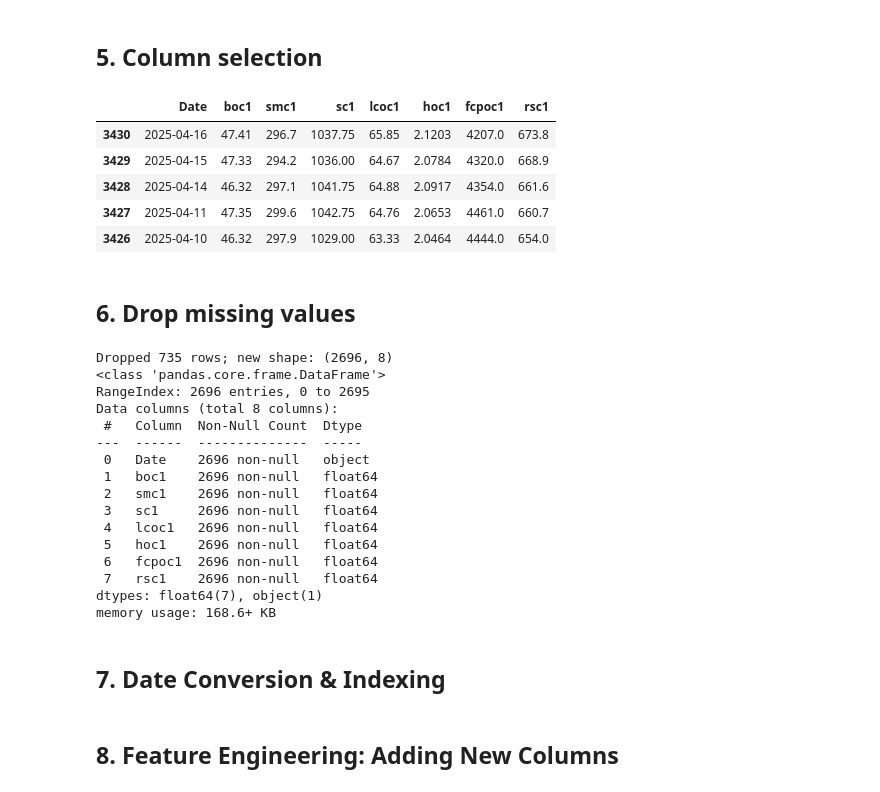
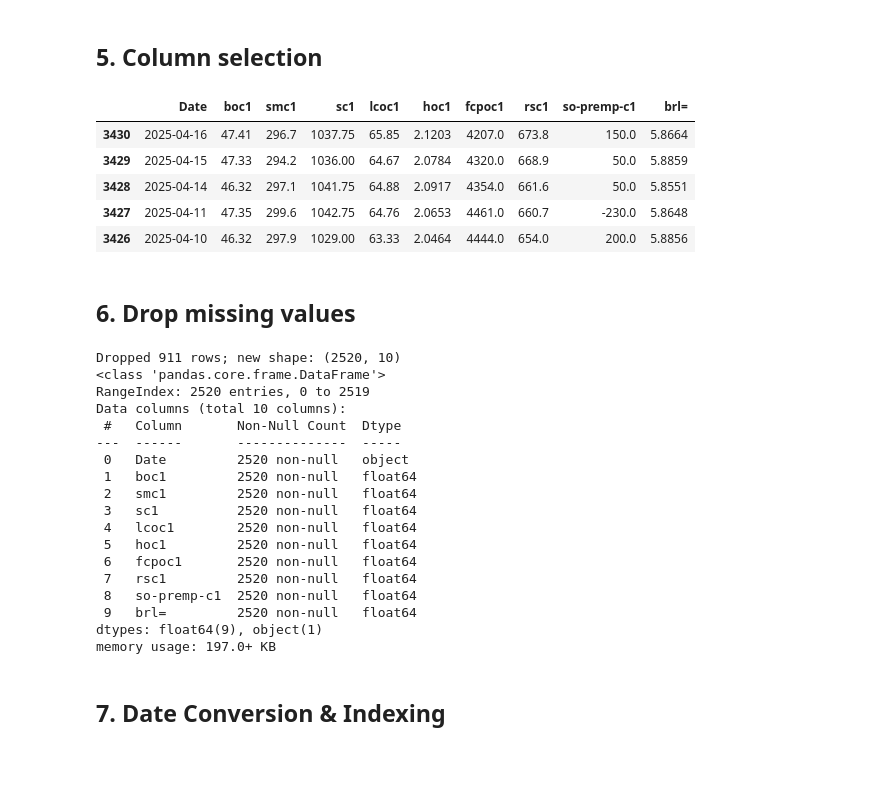
Before and after one commit to rossi-diego/soybean-oil-predictor, a Jupyter notebook: notebooks/01-eda.ipynb, the cells around one changed output. Drawn from its saved outputs; the diff is of its cells as text; code cells hidden in the pictures; blank space fills up the shorter version.

```diff
--- a/notebooks/01-eda.ipynb
+++ b/notebooks/01-eda.ipynb
@@ -111,17 +111,17 @@ display(df_raw.describe().round(2))
 # %% [markdown]
 ## 5. Column selection
 # %%
-cols = ['Date', 'boc1', 'smc1', 'sc1', 'lcoc1', 'hoc1', 'fcpoc1', 'rsc1']
+cols = ['Date', 'boc1', 'smc1', 'sc1', 'lcoc1', 'hoc1', 'fcpoc1', 'rsc1', 'so-premp-c1', 'brl=']
 df = df_raw[cols].copy()
 df = df.sort_values(by='Date', ascending=False)
 display(df.head())
 # %% [output]
-|  | Date | boc1 | smc1 | sc1 | lcoc1 | hoc1 | fcpoc1 | rsc1 |
-| 3430 | 2025-04-16 | 47.41 | 296.7 | 1037.75 | 65.85 | 2.1203 | 4207.0 | 673.8 |
-| 3429 | 2025-04-15 | 47.33 | 294.2 | 1036.00 | 64.67 | 2.0784 | 4320.0 | 668.9 |
-| 3428 | 2025-04-14 | 46.32 | 297.1 | 1041.75 | 64.88 | 2.0917 | 4354.0 | 661.6 |
-| 3427 | 2025-04-11 | 47.35 | 299.6 | 1042.75 | 64.76 | 2.0653 | 4461.0 | 660.7 |
-| 3426 | 2025-04-10 | 46.32 | 297.9 | 1029.00 | 63.33 | 2.0464 | 4444.0 | 654.0 |
+|  | Date | boc1 | smc1 | sc1 | lcoc1 | hoc1 | fcpoc1 | rsc1 | so-premp-c1 | brl= |
+| 3430 | 2025-04-16 | 47.41 | 296.7 | 1037.75 | 65.85 | 2.1203 | 4207.0 | 673.8 | 150.0 | 5.8664 |
+| 3429 | 2025-04-15 | 47.33 | 294.2 | 1036.00 | 64.67 | 2.0784 | 4320.0 | 668.9 | 50.0 | 5.8859 |
+| 3428 | 2025-04-14 | 46.32 | 297.1 | 1041.75 | 64.88 | 2.0917 | 4354.0 | 661.6 | 50.0 | 5.8551 |
+| 3427 | 2025-04-11 | 47.35 | 299.6 | 1042.75 | 64.76 | 2.0653 | 4461.0 | 660.7 | -230.0 | 5.8648 |
+| 3426 | 2025-04-10 | 46.32 | 297.9 | 1029.00 | 63.33 | 2.0464 | 4444.0 | 654.0 | 200.0 | 5.8856 |
 # %% [markdown]
 ## 6. Drop missing values
 # %%
@@ -133,27 +133,27 @@ print(f"Dropped {initial_rows - df.shape[0]} rows; new shape: {df.shape}")
 
 df.info()
 # %% [output]
-Dropped 735 rows; new shape: (2696, 8)
+Dropped 911 rows; new shape: (2520, 10)
 <class 'pandas.core.frame.DataFrame'>
-RangeIndex: 2696 entries, 0 to 2695
-Data columns (total 8 columns):
- #   Column  Non-Null Count  Dtype
----  ------  --------------  -----
- 0   Date    2696 non-null   object
- 1   boc1    2696 non-null   float64
- 2   smc1    2696 non-null   float64
- 3   sc1     2696 non-null   float64
- 4   lcoc1   2696 non-null   float64
- 5   hoc1    2696 non-null   float64
- 6   fcpoc1  2696 non-null   float64
- 7   rsc1    2696 non-null   float64
-dtypes: float64(7), object(1)
-memory usage: 168.6+ KB
+RangeIndex: 2520 entries, 0 to 2519
+Data columns (total 10 columns):
+ #   Column       Non-Null Count  Dtype
+---  ------       --------------  -----
+ 0   Date         2520 non-null   object
+ 1   boc1         2520 non-null   float64
+ 2   smc1         2520 non-null   float64
+ 3   sc1          2520 non-null   float64
+ 4   lcoc1        2520 non-null   float64
+ 5   hoc1         2520 non-null   float64
+ 6   fcpoc1       2520 non-null   float64
+ 7   rsc1         2520 non-null   float64
+ 8   so-premp-c1  2520 non-null   float64
+ 9   brl=         2520 non-null   float64
+dtypes: float64(9), object(1)
+memory usage: 197.0+ KB
 # %% [markdown]
 ## 7. Date Conversion & Indexing
 # %%
 df = df.rename(columns={'Date': 'date'})
 df['date'] = pd.to_datetime(df['date'])
 df = df.set_index('date').sort_index()
-# %% [markdown]
-## 8. Feature Engineering: Adding New Columns
```
Also changed, not shown: parts of 21 cells of this notebook, 5 other files.
